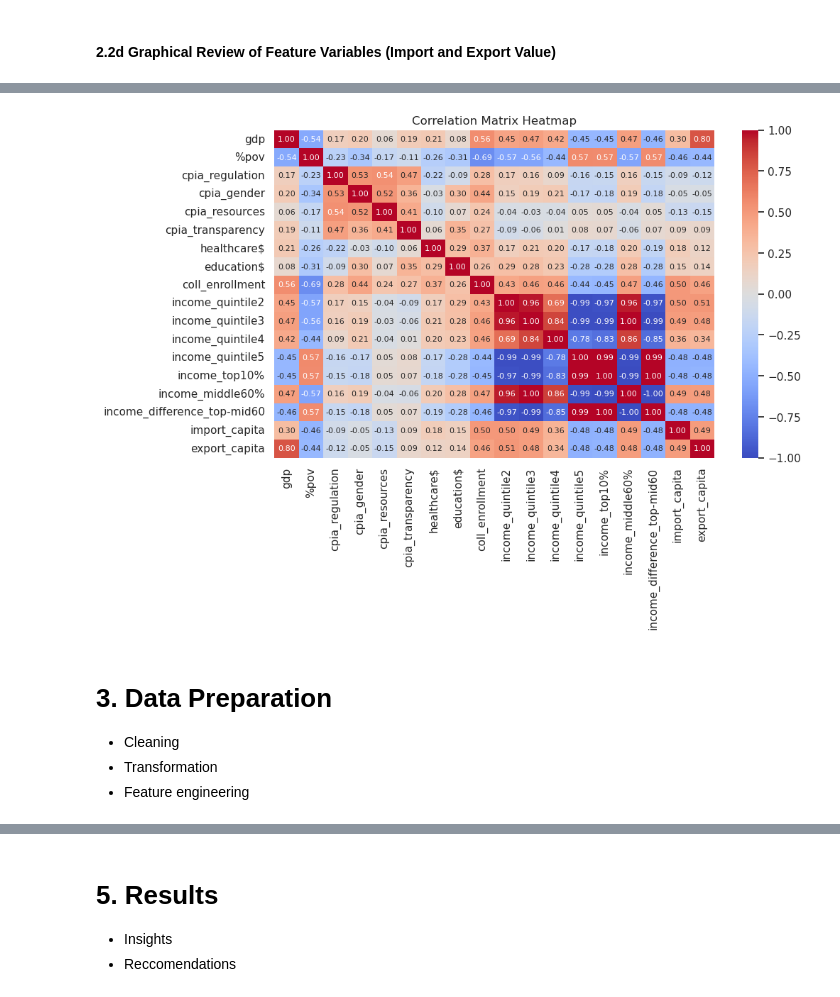
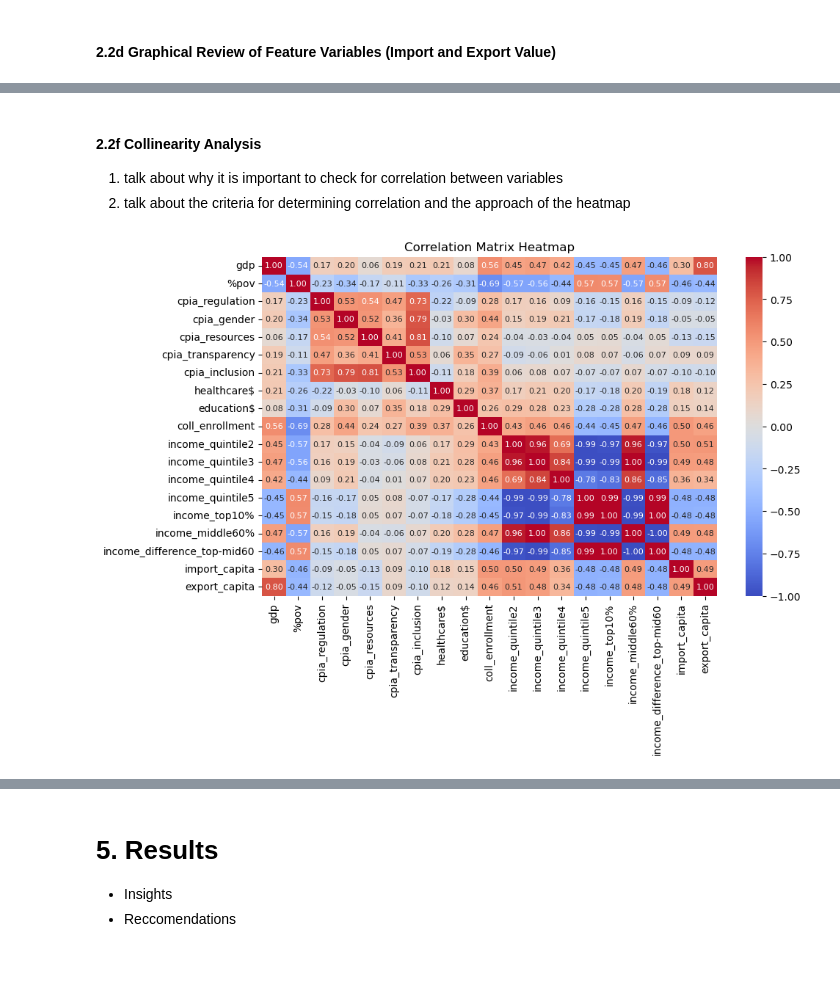
Before and after one commit to te-ex153/Projects, a Jupyter notebook: Country23.ipynb, the cells around one changed output, grey strips where cells are left out. Cells and saved outputs as stored; diff of their text form; code cells hidden in the pictures; blank space fills up the shorter version.

```diff
--- a/Country23.ipynb
+++ b/Country23.ipynb
@@ -616,0 +658,4 @@ plt.show()
+# %%
+cols = df_economy2.loc[:, 'cpia_regulation':'export_capita']
+feature_all_nan = cols.isna().all(axis=1).sum()
+print(f'Number of rows where there was no feature information before drop : {feature_all_nan}')
@@ -616,0 +664,6 @@ plt.show()
+# %%
+### Drop all rows that dont have featue info
+df_economy2 = df_economy2[~cols.isna().all(axis=1)]
+cols2 = df_economy2.loc[:, 'cpia_regulation':'export_capita']
+confirm_drop = cols2.isna().all(axis=1).sum()
+print(f'Confirmation -- Number of rows where there was no feature information after drop : {confirm_drop}')
@@ -617,20 +711,19 @@ plt.show()
+# %% [markdown]
+#### 2.2f Collinearity Analysis
+1. talk about why it is important to check for correlation between variables
+1. talk about the criteria for determining correlation and the approach of the heatmap
 # %%
 
 ########## create a list of the variables to analyze
-cols = ['gdp','%pov', 'cpia_regulation', 'cpia_gender', 'cpia_resources', 'cpia_transparency', 'healthcare$', 'education$', 'coll_enrollment',
+cols = ['gdp','%pov', 'cpia_regulation', 'cpia_gender', 'cpia_resources', 'cpia_transparency', 'cpia_inclusion', 'healthcare$', 'education$', 'coll_enrollment',
        'income_quintile2', 'income_quintile3', 'income_quintile4', 'income_quintile5', 'income_top10%', 'income_middle60%', 'income_difference_top-mid60', 'import_capita', 'export_capita']
 
 ###### create a correlation matrix of econ variables
 correlation_matrix_econ = df_economy2[cols].corr()
 
 plt.figure(figsize=(10, 6))
 sns.heatmap(correlation_matrix_econ, annot=True, fmt='.2f', cmap='coolwarm', vmin=-1, vmax=1, annot_kws={'size': 8})
 plt.title('Correlation Matrix Heatmap')
 plt.show()
 # %% [output]
-[figure, old version]
+[figure, new version]
-# %% [markdown]
-# 3. Data Preparation
-- Cleaning
-- Transformation
-- Feature engineering
```
Also changed, not shown: parts of 49 cells of this notebook.
